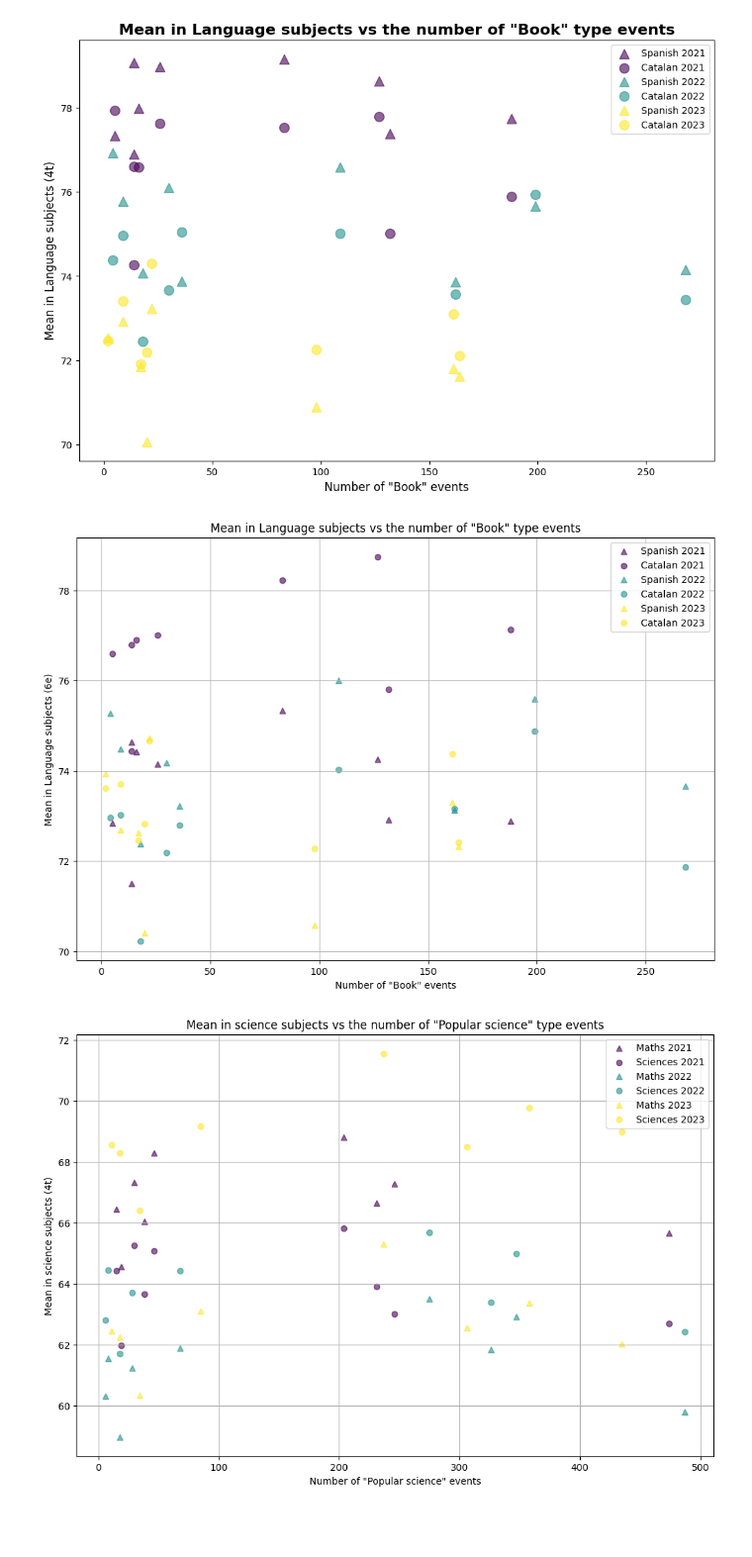
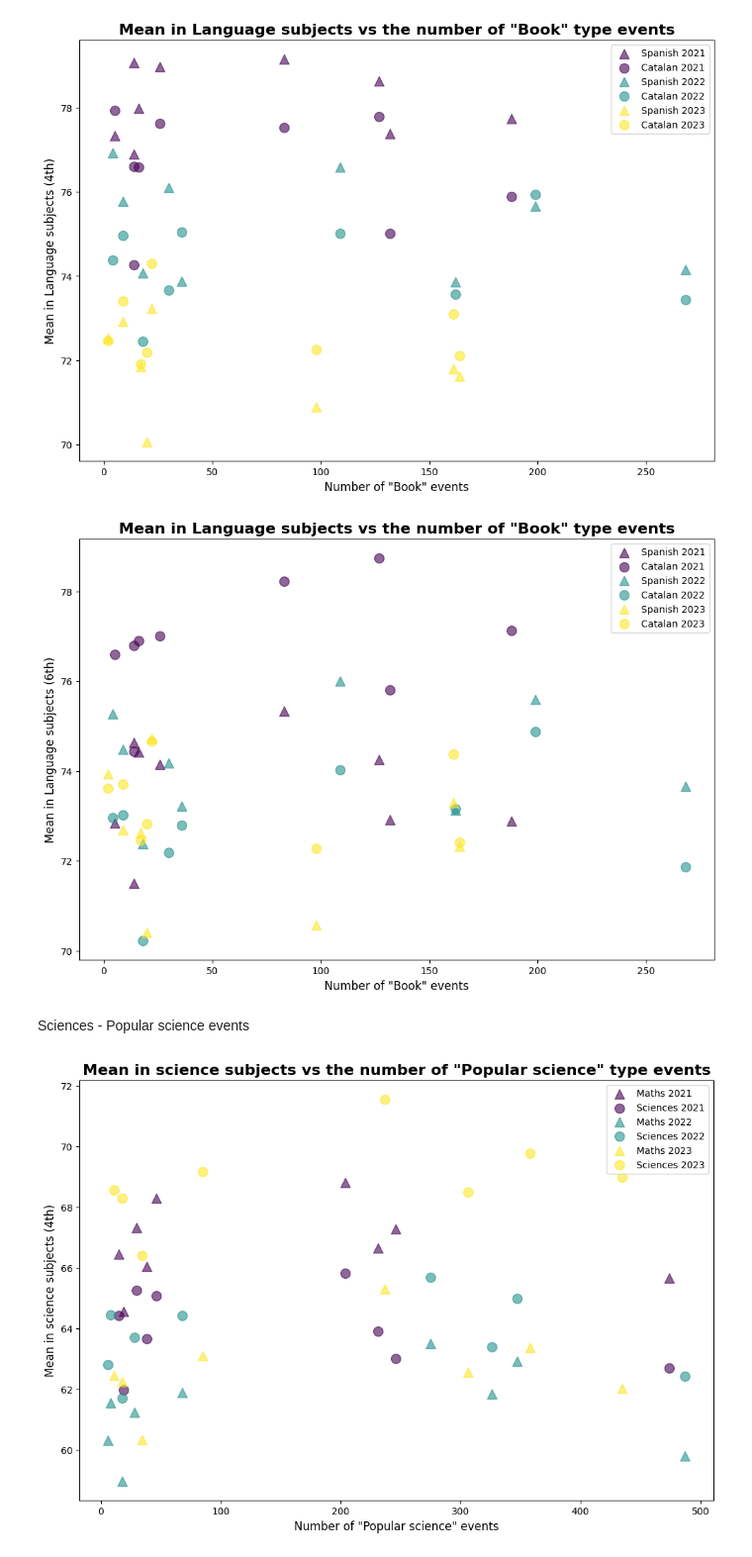
Before and after one commit to edejuan2002/avdm_Competecies, a Jupyter notebook: Performance vs cultural events/Cultura.ipynb, the cells around one changed output. Shown at 99% size. Cells and saved outputs as stored; diff of their text form; code cells hidden in the pictures; blank space fills up the shorter version.

```diff
--- a/Performance vs cultural events/Cultura.ipynb
+++ b/Performance vs cultural events/Cultura.ipynb
@@ -649,19 +663,23 @@ for year, color in zip(years, colors):
 
 #Plot
     plt.scatter(df_combined_cast['num_eventos'], df_combined_cast['pcast'],
-                color=color, alpha=0.6, marker='^', label=f'Spanish {year}')
+                color=color, alpha=0.6, marker='^', s=100,  label=f'Spanish {year}')
     plt.scatter(df_combined_cat['num_eventos'], df_combined_cat['pcat'],
-                color=color, alpha=0.6, marker='o', label=f'Catalan {year}')
+                color=color, alpha=0.6, marker='o', s=100, label=f'Catalan {year}')
 
 # Plot settings
-plt.xlabel('Number of "Book" events')
-plt.ylabel('Mean in Language subjects (6e)')
-plt.title('Mean in Language subjects vs the number of "Book" type events')
+plt.xlabel('Number of "Book" events', fontsize =12)
+plt.ylabel('Mean in Language subjects (6th)', fontsize=12)
+plt.title('Mean in Language subjects vs the number of "Book" type events', fontsize=16,  fontweight="bold")
 plt.legend()
-plt.grid(True)
+#plt.grid(True)
+
+
 plt.show()
 # %% [output]
-[figure, old version]
+[figure, new version]
+# %% [markdown]
+Sciences -  Popular science events
 # %%
 #We crate copies so as to not compromise the original DataFrames
 df_tot_comp_4t_1 = df_tot_comp_4t.copy()
@@ -679,40 +697,41 @@ for year, color in zip(years, colors):
     df_cultura_year = df_tot_cultura_1[
         (df_tot_cultura_1['data_inici'] == year) &
         (df_tot_cultura_1['tags_mbits'] == 'divulgacio')
     ].copy()
 
 
 #Means by area
     media_notas_mat = df_notas_year.groupby('area_territorial_4t')['pmat_4t'].mean().reset_index()
     media_notas_mat.columns = ['area_territorial_4t', 'pmat']
     media_notas_cien = df_notas_year.groupby('area_territorial_4t')['pcien_4t'].mean().reset_index()
     media_notas_cien.columns = ['area_territorial_4t', 'pcien']
 
 #Events by area
     eventos_count = df_cultura_year.groupby('area_territorial').size().reset_index(name='num_eventos')
 
 #Rename the column and merge
     media_notas_mat.rename(columns={'area_territorial_4t': 'area_territorial'}, inplace=True)
     media_notas_cien.rename(columns={'area_territorial_4t': 'area_territorial'}, inplace=True)
 
     df_combined_mat = pd.merge(media_notas_mat, eventos_count, on='area_territorial', how='inner')
     df_combined_cien = pd.merge(media_notas_cien, eventos_count, on='area_territorial', how='inner')
 
 #Plot
     plt.scatter(df_combined_mat['num_eventos'], df_combined_mat['pmat'],
-                color=color, alpha=0.6, marker='^', label=f'Maths {year}')
+                color=color, alpha=0.6, marker='^', s=100,  label=f'Maths {year}')
     plt.scatter(df_combined_cien['num_eventos'], df_combined_cien['pcien'],
-                color=color, alpha=0.6, marker='o', label=f'Sciences {year}')
+                color=color, alpha=0.6, marker='o', s=100, label=f'Sciences {year}')
 
 # Plot settings
-plt.xlabel('Number of "Popular science" events')
-plt.ylabel('Mean in science subjects (4t)')
-plt.title('Mean in science subjects vs the number of "Popular science" type events')
+plt.xlabel('Number of "Popular science" events', fontsize =12)
+plt.ylabel('Mean in science subjects (4th)', fontsize=12)
+plt.title('Mean in science subjects vs the number of "Popular science" type events', fontsize=16,  fontweight="bold")
 plt.legend()
-plt.grid(True)
+#plt.grid(True)
+
 plt.show()
 # %% [output]
-[figure, old version]
+[figure, new version]
 # %%
 #We crate copies so as to not compromise the original DataFrames
 df_tot_comp_4t_1 = df_tot_comp_4t.copy()
```
Also changed, not shown: parts of 46 cells of this notebook, 9 other files.
